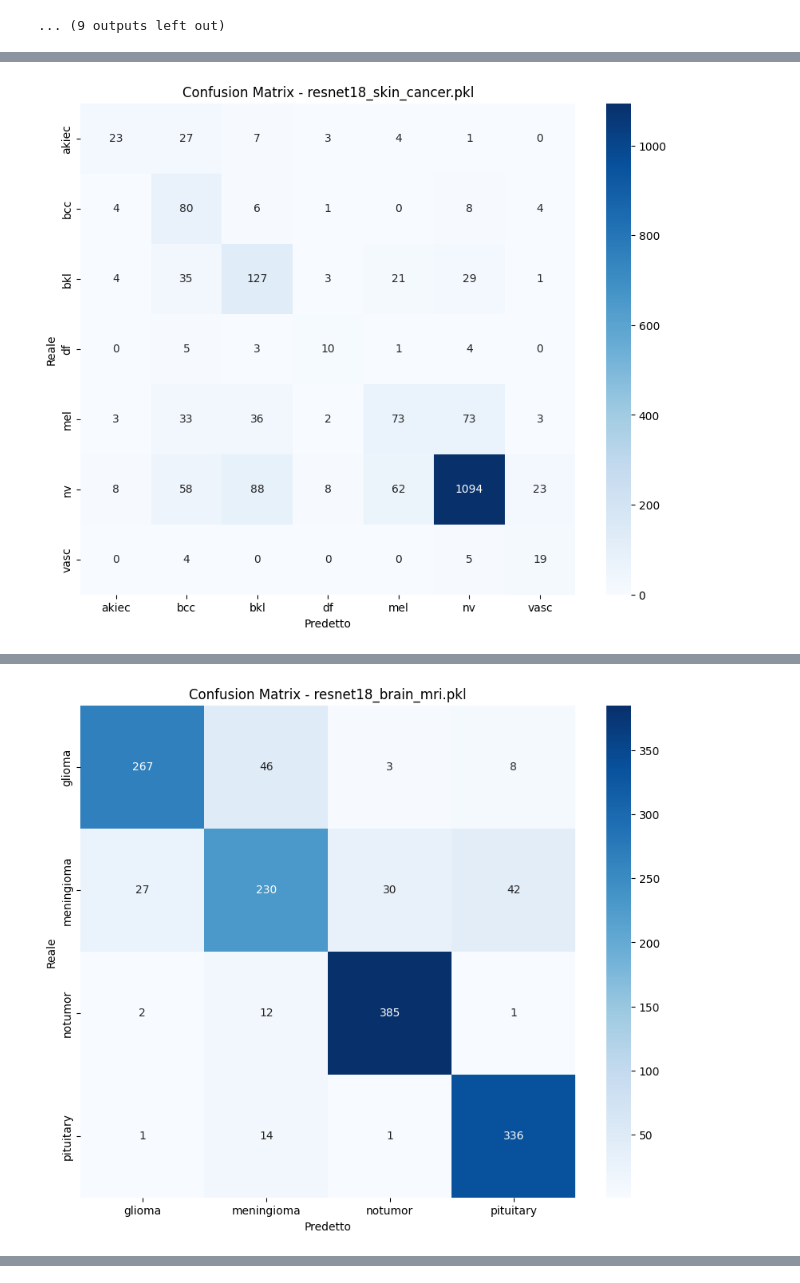
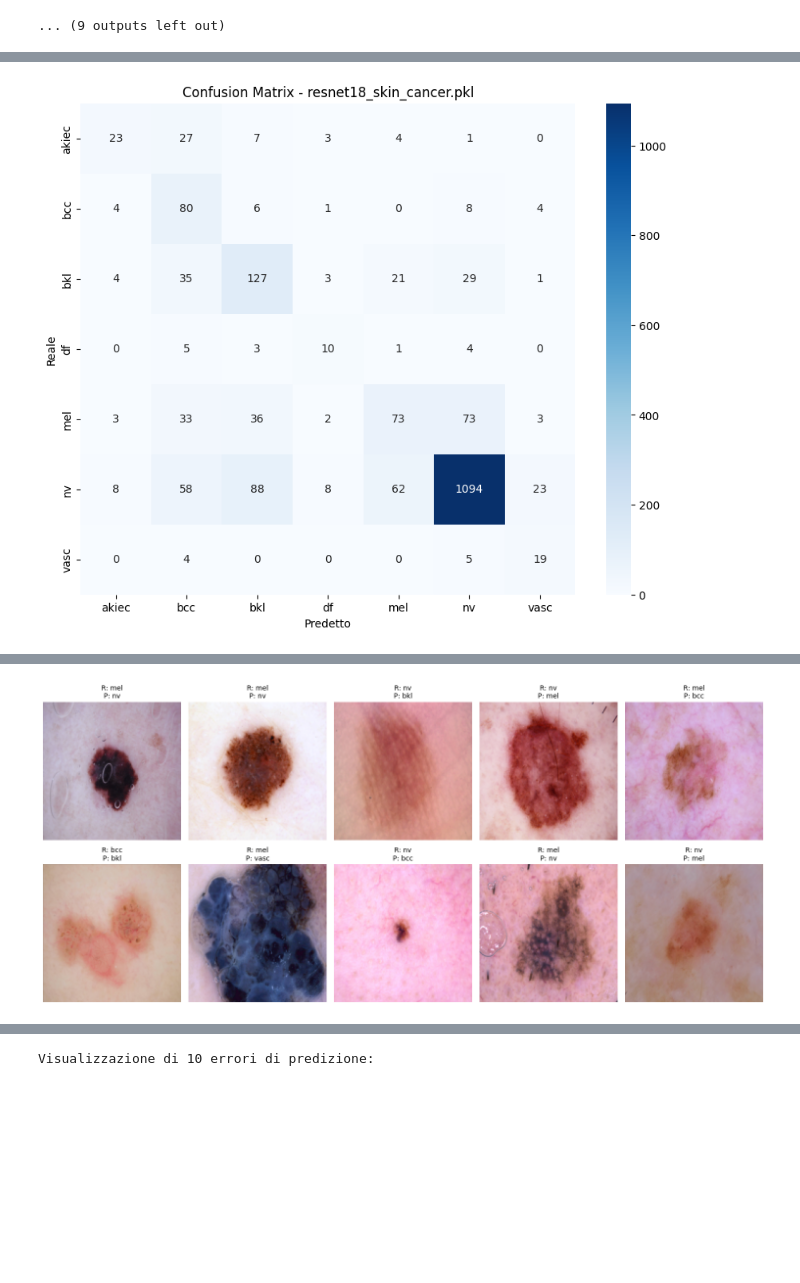
Before and after one commit to vbertei/BrainMRITumorSegmentation, a Jupyter notebook: Progetto_CV_MIRCV.ipynb, the cells around one changed output, grey strips where cells are left out. Saved outputs shown, nothing was run; the diff lists cells and outputs as text; code cells hidden in the pictures; blank space fills up the shorter version.

```diff
--- a/Progetto_CV_MIRCV.ipynb
+++ b/Progetto_CV_MIRCV.ipynb
@@ -1449,47 +1462,99 @@ Epoch 6/10
 Train Loss: 0.5421 Acc: 0.8314
 ... (9 outputs left out)
 # %%
+import matplotlib.pyplot as plt
+import numpy as np
+import torch
+import seaborn as sns
 from sklearn.metrics import classification_report, confusion_matrix
-import seaborn as sns
+
+def imshow_tensor(inp, title=None):
+    inp = inp.numpy().transpose((1, 2, 0))
+    mean = np.array([0.485, 0.456, 0.406])
+    std = np.array([0.229, 0.224, 0.225])
+    inp = std * inp + mean
+    inp = np.clip(inp, 0, 1)
+    plt.imshow(inp)
+    if title:
+        plt.title(title, fontsize=10)
+    plt.axis('off')
+
 def evaluate_multiclass_model(model_path, dataloader, class_names, device):
     print(f"Valutazione Modello: {model_path}")
     try:
         model = torch.load(model_path, map_location=device)
     except FileNotFoundError:
-        print(f"ERRORE: Il file {model_path} non esiste. Controlla il percorso.")
+        print(f"ERRORE: Il file {model_path} non esiste.")
         return
 
     model.eval()
     all_preds = []
     all_labels = []
-
-    print("Elaborazione predizioni in corso...")
+    mistakes = []
+    print("Elaborazione predizioni e ricerca errori...")
     with torch.no_grad():
         for inputs, labels in dataloader:
             inputs = inputs.to(device)
             labels = labels.to(device)
             outputs = model(inputs)
             _, preds = torch.max(outputs, 1)
+            if len(mistakes) < 10:
+                incorrect_mask = preds != labels
+                incorrect_indices = torch.nonzero(incorrect_mask, as_tuple=False).squeeze()
+                if incorrect_indices.ndim == 0 and incorrect_indices.numel() == 1:
+                    incorrect_indices = [incorrect_indices.item()]
+                elif incorrect_indices.ndim > 0:
+                    incorrect_indices = incorrect_indices.tolist()
+                else:
+                    incorrect_indices = []
 
+                for idx in incorrect_indices:
+                    if len(mistakes) >= 10: break
+                    img = inputs[idx].cpu()
+                    true_lbl = class_names[labels[idx].item()]
+                    pred_lbl = class_names[preds[idx].item()]
+
+                    mistakes.append((img, true_lbl, pred_lbl))
             all_preds.extend(preds.cpu().numpy())
             all_labels.extend(labels.cpu().numpy())
 
     print("\nClassification Report:")
     print(classification_report(all_labels, all_preds, target_names=class_names))
+
     cm = confusion_matrix(all_labels, all_preds)
     plt.figure(figsize=(10, 8))
-    sns.heatmap(cm, annot=True, fmt='d', cmap='Blues',
-                xticklabels=class_names, yticklabels=class_names)
+    sns.heatmap(cm, annot=True, fmt='d', cmap='Blues', xticklabels=class_names, yticklabels=class_names)
     plt.ylabel('Reale')
     plt.xlabel('Predetto')
     plt.title(f'Confusion Matrix - {model_path.split("/")[-1]}')
     plt.show()
 
-if 'val_loader_skin' in locals():
+    if len(mistakes) > 0:
+        print(f"\nVisualizzazione di {len(mistakes)} errori di predizione:")
+        num_cols = 5
+        num_rows = (len(mistakes) + num_cols - 1) // num_cols
+        plt.figure(figsize=(15, 3.5 * num_rows))
+        for i, (img, true_lbl, pred_lbl) in enumerate(mistakes):
+            plt.subplot(num_rows, num_cols, i + 1)
+            title = f"R: {true_lbl}\nP: {pred_lbl}"
+            imshow_tensor(img, title=title)
+        plt.tight_layout()
+        plt.show()
+    else:
+        print("\nIl modello non ha commesso errori.")
+
+
+if 'val_loader_skin' in locals() and 'labels_skin' in locals():
+    print("--- Skin Cancer Analysis ---")
     evaluate_multiclass_model("./models/resnet18_skin_cancer.pkl", val_loader_skin, labels_skin, device)
 else:
-    print("Attenzione: val_loader_skin non trovato. Riesegui il caricamento dati Skin Cancer.")
+    print("Saltato Skin Cancer (Dataloader non trovato).")
 
-if 'val_mri_loader' in locals():
+print("-" * 50)
+
+if 'val_mri_loader' in locals() and 'class_names_mri' in locals():
+    print("--- Brain MRI Analysis ---")
     evaluate_multiclass_model("./models/resnet18_brain_mri.pkl", val_mri_loader, class_names_mri, device)
+else:
+    print("Saltato Brain MRI (Dataloader non trovato).")
 # %% [output]
@@ -1528 +1581 @@ weighted avg       0.86      0.87      0.86      1405
-[figure, old version]
+[figure, new version]
@@ -1528,0 +1599 @@ weighted avg       0.86      0.87      0.86      1405
+Visualizzazione di 10 errori di predizione:
```
Also changed, not shown: parts of 5 cells of this notebook, 1 other file.
